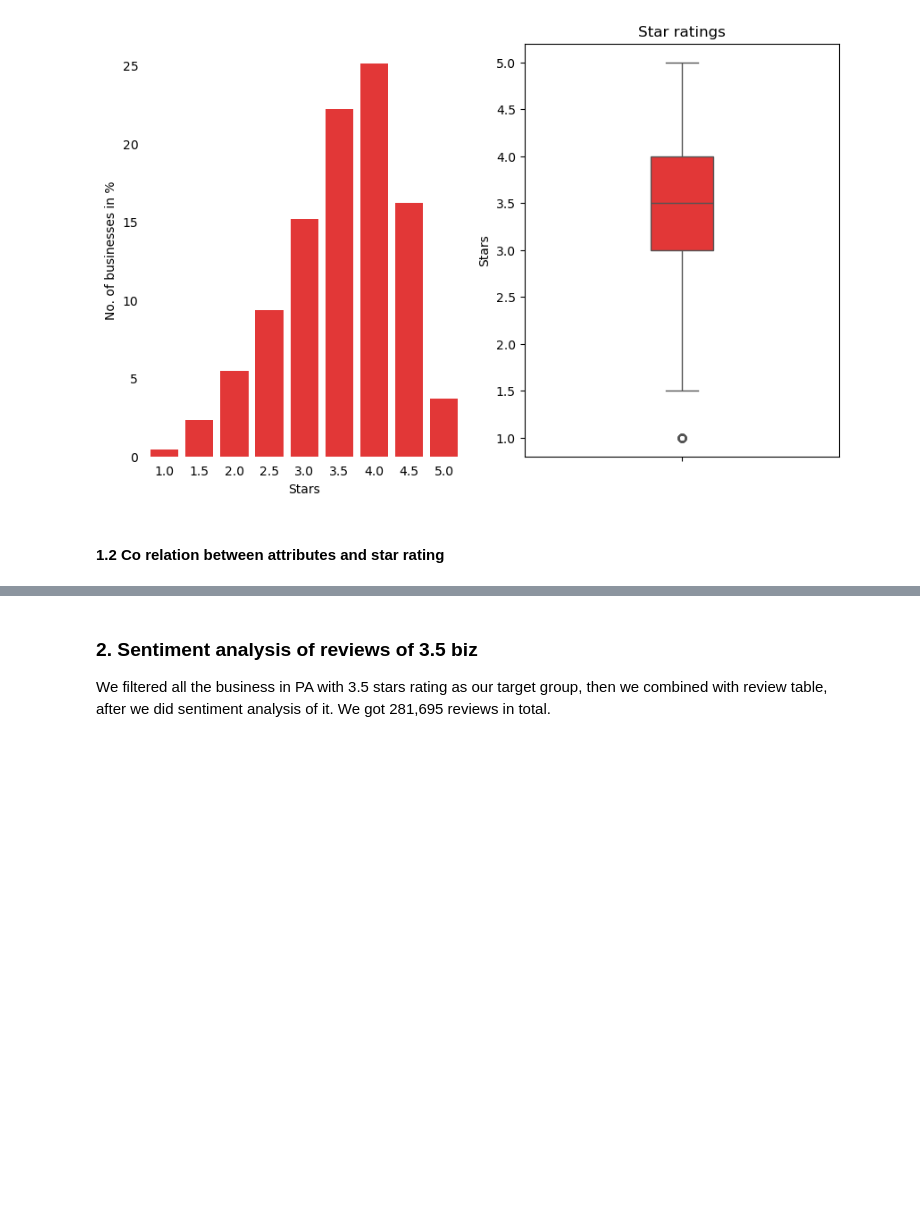
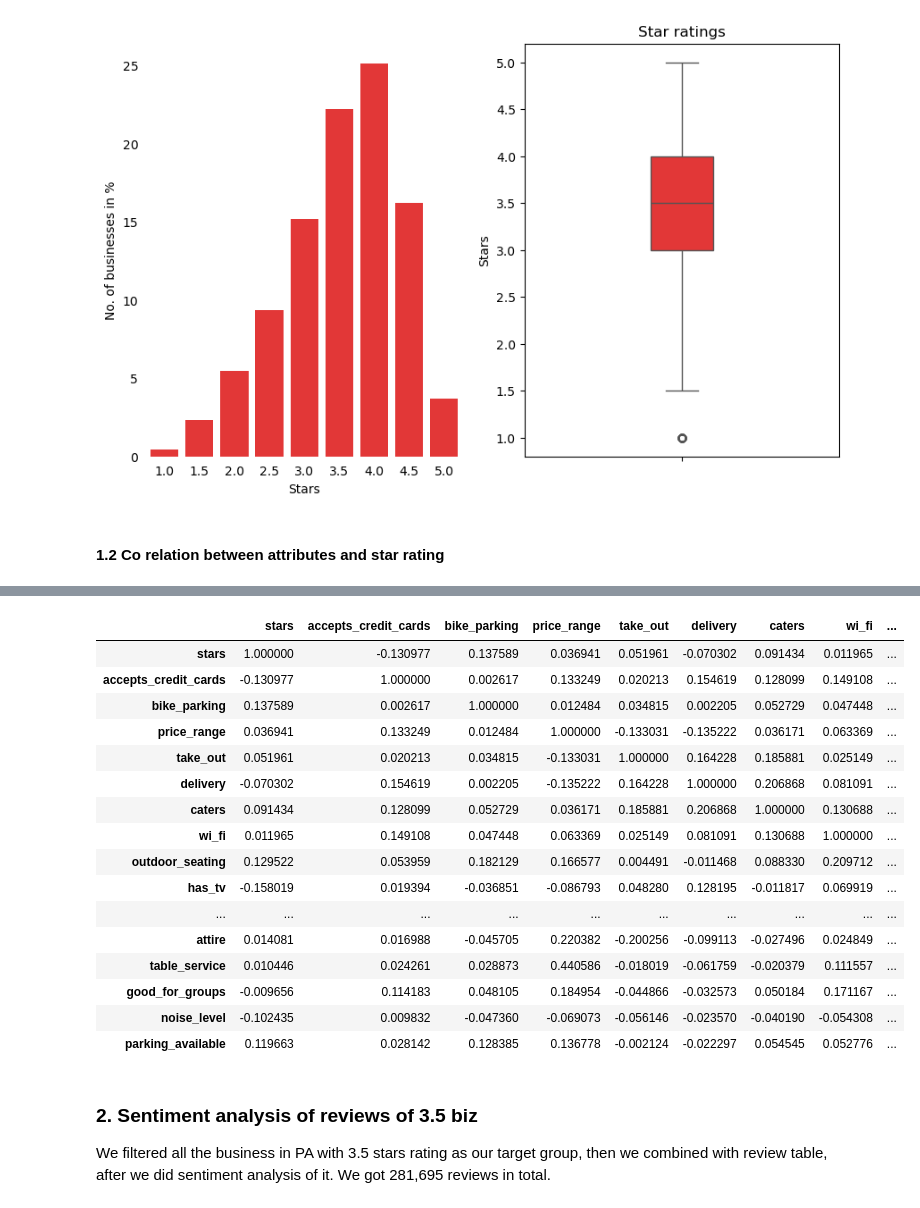
Before and after one commit to raska0010/listen-to-your-customers, a Jupyter notebook: EDA_yelp.ipynb, the cells around one changed output, grey strips where cells are left out. Drawn from its saved outputs; the diff is of its cells as text; code cells hidden in the pictures; blank space fills up the shorter version.

Commit message:
inserted code for correlation between stars and business attributes, addapted code changes in data_cleaning.ipynb necessary for correlation

```diff
--- a/EDA_yelp.ipynb
+++ b/EDA_yelp.ipynb
@@ -42,3 +42,5 @@ ax[1].set_title('Star ratings');
 [figure]
 # %% [markdown]
 #### 1.2 Co relation between attributes and star rating
+# %%
+restaurants = pd.read_csv('data/restaurants_pennsylvania.csv')
@@ -44,0 +93,19 @@ ax[1].set_title('Star ratings');
+# %%
+for column in columns:
+    restaurants[column].replace('True', 1, inplace=True)
+    restaurants[column].replace('False', 0, inplace=True)
+    restaurants[column].replace('nan', np.NaN, inplace=True)
+    restaurants[column].replace('None', np.NaN, inplace=True)
+    restaurants[column].replace('none', np.NaN, inplace=True)
+    restaurants[column].replace('casual', 0, inplace=True)
+    restaurants[column].replace('formal', 1, inplace=True)
+    restaurants[column].replace('dressy', 2, inplace=True)
+    restaurants[column].replace('full_bar', 0, inplace=True)
+    restaurants[column].replace('beer_and_wine', 1, inplace=True)
+    restaurants[column].replace('average', 0, inplace=True)
+    restaurants[column].replace('quiet', 1, inplace=True)
+    restaurants[column].replace('loud', 2, inplace=True)
+    restaurants[column].replace('very_loud', 3, inplace=True)
+    restaurants[column].replace('no', 0, inplace=True)
+    restaurants[column].replace('free', 1, inplace=True)
+    restaurants[column].replace('paid', 2, inplace=True)
@@ -45,3 +123,42 @@ ax[1].set_title('Star ratings');
+# %%
+restaurants[[
+    'stars',
+    'accepts_credit_cards',
+    'bike_parking',
+    'price_range',
+    'take_out',
+    'delivery',
+    'caters',
+    'wi_fi',
+    'outdoor_seating',
+    'has_tv',
+    'reservations',
+    'alcohol',
+    'good_for_kids',
+    'attire',
+    'table_service',
+    'good_for_groups',
+    'noise_level',
+    'parking_available'
+]].corr(method='spearman')
+# %% [output]
+|  | stars | accepts_credit_cards | bike_parking | price_range | take_out | delivery | caters | wi_fi | ... |
+| stars | 1.000000 | -0.130977 | 0.137589 | 0.036941 | 0.051961 | -0.070302 | 0.091434 | 0.011965 | ... |
+| accepts_credit_cards | -0.130977 | 1.000000 | 0.002617 | 0.133249 | 0.020213 | 0.154619 | 0.128099 | 0.149108 | ... |
+| bike_parking | 0.137589 | 0.002617 | 1.000000 | 0.012484 | 0.034815 | 0.002205 | 0.052729 | 0.047448 | ... |
+| price_range | 0.036941 | 0.133249 | 0.012484 | 1.000000 | -0.133031 | -0.135222 | 0.036171 | 0.063369 | ... |
+| take_out | 0.051961 | 0.020213 | 0.034815 | -0.133031 | 1.000000 | 0.164228 | 0.185881 | 0.025149 | ... |
+| delivery | -0.070302 | 0.154619 | 0.002205 | -0.135222 | 0.164228 | 1.000000 | 0.206868 | 0.081091 | ... |
+| caters | 0.091434 | 0.128099 | 0.052729 | 0.036171 | 0.185881 | 0.206868 | 1.000000 | 0.130688 | ... |
+| wi_fi | 0.011965 | 0.149108 | 0.047448 | 0.063369 | 0.025149 | 0.081091 | 0.130688 | 1.000000 | ... |
+| outdoor_seating | 0.129522 | 0.053959 | 0.182129 | 0.166577 | 0.004491 | -0.011468 | 0.088330 | 0.209712 | ... |
+| has_tv | -0.158019 | 0.019394 | -0.036851 | -0.086793 | 0.048280 | 0.128195 | -0.011817 | 0.069919 | ... |
+| ... | ... | ... | ... | ... | ... | ... | ... | ... | ... |
+| attire | 0.014081 | 0.016988 | -0.045705 | 0.220382 | -0.200256 | -0.099113 | -0.027496 | 0.024849 | ... |
+| table_service | 0.010446 | 0.024261 | 0.028873 | 0.440586 | -0.018019 | -0.061759 | -0.020379 | 0.111557 | ... |
+| good_for_groups | -0.009656 | 0.114183 | 0.048105 | 0.184954 | -0.044866 | -0.032573 | 0.050184 | 0.171167 | ... |
+| noise_level | -0.102435 | 0.009832 | -0.047360 | -0.069073 | -0.056146 | -0.023570 | -0.040190 | -0.054308 | ... |
+| parking_available | 0.119663 | 0.028142 | 0.128385 | 0.136778 | -0.002124 | -0.022297 | 0.054545 | 0.052776 | ... |
 # %% [markdown]
 ### 2. Sentiment analysis of reviews of 3.5 biz
 We filtered all the business in PA with 3.5 stars rating as our target group, then we combined with review table, after we did sentiment analysis of it.
```
Also changed, not shown: parts of 2 cells of this notebook, 1 other file.
